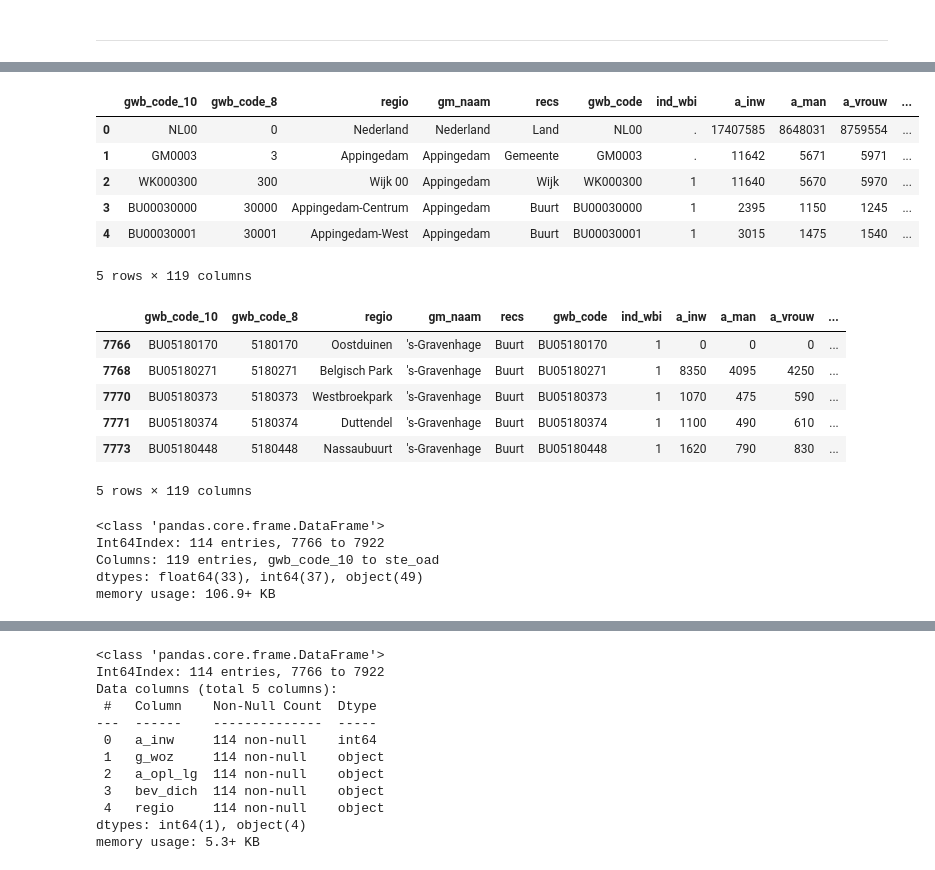
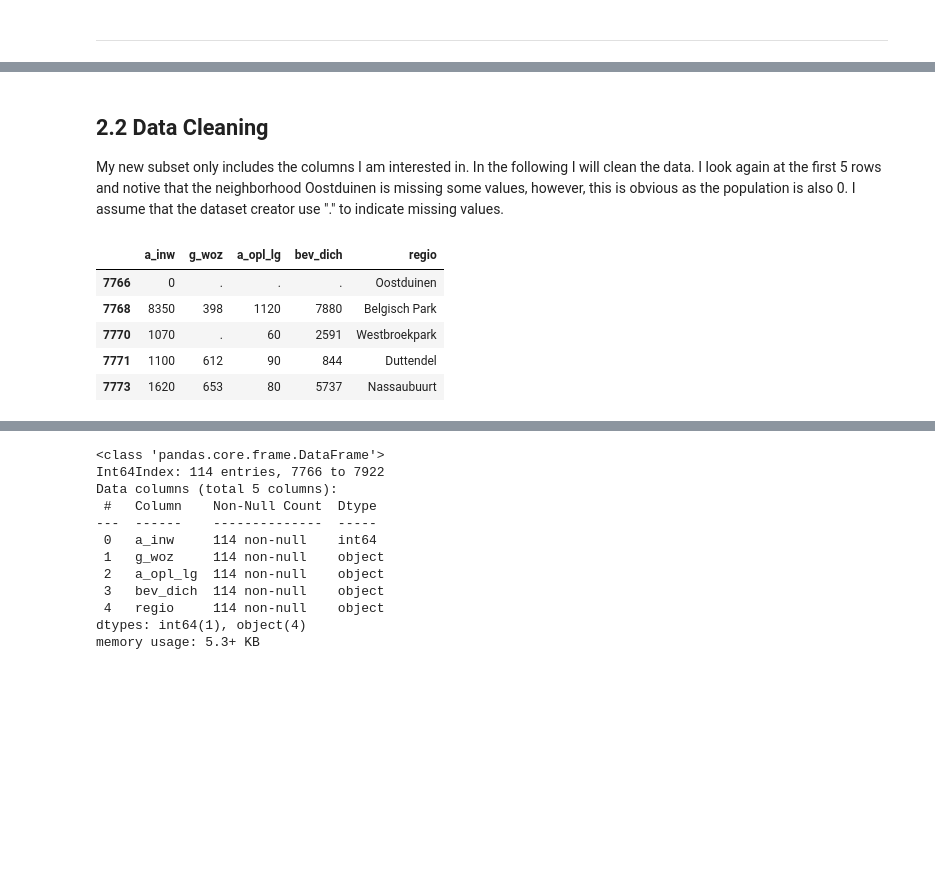
Before and after one commit to alex-dietz/intro-data-science, a Jupyter notebook: assignment-02/assignment-02.ipynb, the cells around one changed output, grey strips where cells are left out. Drawn from its saved outputs; the diff is of its cells as text; code cells hidden in the pictures; blank space fills up the shorter version.

```diff
--- a/assignment-02/assignment-02.ipynb
+++ b/assignment-02/assignment-02.ipynb
@@ -181,10 +259,13 @@ csb_data.head()
+# %% [markdown]
+<h2>2.2 Data Cleaning</h2>
+
+My new subset only includes the columns I am interested in. In the following I will clean the data. I look again at the first 5 rows and notive that the neighborhood Oostduinen is missing some values, however, this is obvious as the population is also 0. I assume that the dataset creator use "." to indicate missing values.
 # %%
-csb_data.head()
+csb_data_den_haag_measures.head()
 # %% [output]
-|  | gwb_code_10 | gwb_code_8 | regio | gm_naam | recs | gwb_code | ind_wbi | a_inw | a_man | a_vrouw | ... |
-| 0 | NL00 | 0 | Nederland | Nederland | Land | NL00 | . | 17407585 | 8648031 | 8759554 | ... |
-| 1 | GM0003 | 3 | Appingedam | Appingedam | Gemeente | GM0003 | . | 11642 | 5671 | 5971 | ... |
-| 2 | WK000300 | 300 | Wijk 00 | Appingedam | Wijk | WK000300 | 1 | 11640 | 5670 | 5970 | ... |
-| 3 | BU00030000 | 30000 | Appingedam-Centrum | Appingedam | Buurt | BU00030000 | 1 | 2395 | 1150 | 1245 | ... |
-| 4 | BU00030001 | 30001 | Appingedam-West | Appingedam | Buurt | BU00030001 | 1 | 3015 | 1475 | 1540 | ... |
+|  | a_inw | g_woz | a_opl_lg | bev_dich | regio |
+| 7766 | 0 | . | . | . | Oostduinen |
+| 7768 | 8350 | 398 | 1120 | 7880 | Belgisch Park |
+| 7770 | 1070 | . | 60 | 2591 | Westbroekpark |
+| 7771 | 1100 | 612 | 90 | 844 | Duttendel |
+| 7773 | 1620 | 653 | 80 | 5737 | Nassaubuurt |
-5 rows × 119 columns
@@ -193,18 +271,0 @@ csb_data_den_haag = csb_data[(csb_data["gm_naam"] == "'s-Gravenhage") & (csb_dat
-# %%
-csb_data_den_haag.head()
-# %% [output]
-|  | gwb_code_10 | gwb_code_8 | regio | gm_naam | recs | gwb_code | ind_wbi | a_inw | a_man | a_vrouw | ... |
-| 7766 | BU05180170 | 5180170 | Oostduinen | 's-Gravenhage | Buurt | BU05180170 | 1 | 0 | 0 | 0 | ... |
-| 7768 | BU05180271 | 5180271 | Belgisch Park | 's-Gravenhage | Buurt | BU05180271 | 1 | 8350 | 4095 | 4250 | ... |
-| 7770 | BU05180373 | 5180373 | Westbroekpark | 's-Gravenhage | Buurt | BU05180373 | 1 | 1070 | 475 | 590 | ... |
-| 7771 | BU05180374 | 5180374 | Duttendel | 's-Gravenhage | Buurt | BU05180374 | 1 | 1100 | 490 | 610 | ... |
-| 7773 | BU05180448 | 5180448 | Nassaubuurt | 's-Gravenhage | Buurt | BU05180448 | 1 | 1620 | 790 | 830 | ... |
-5 rows × 119 columns
-# %%
-csb_data_den_haag.info()
-# %% [output]
-<class 'pandas.core.frame.DataFrame'>
-Int64Index: 114 entries, 7766 to 7922
-Columns: 119 entries, gwb_code_10 to ste_oad
-dtypes: float64(33), int64(37), object(49)
-memory usage: 106.9+ KB
```
Also changed, not shown: parts of 59 cells of this notebook.
